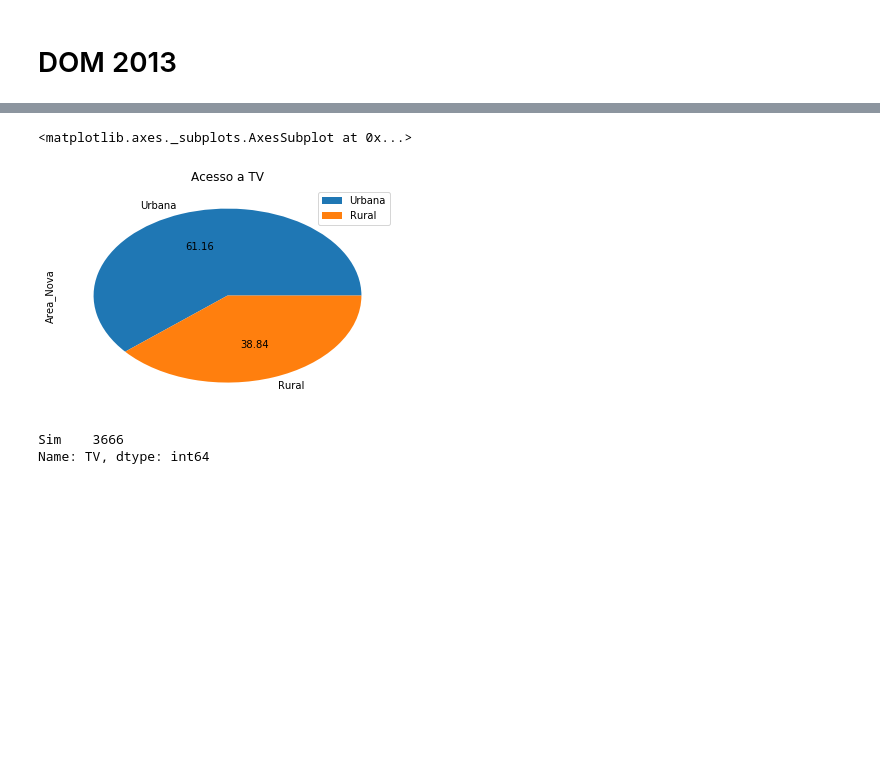
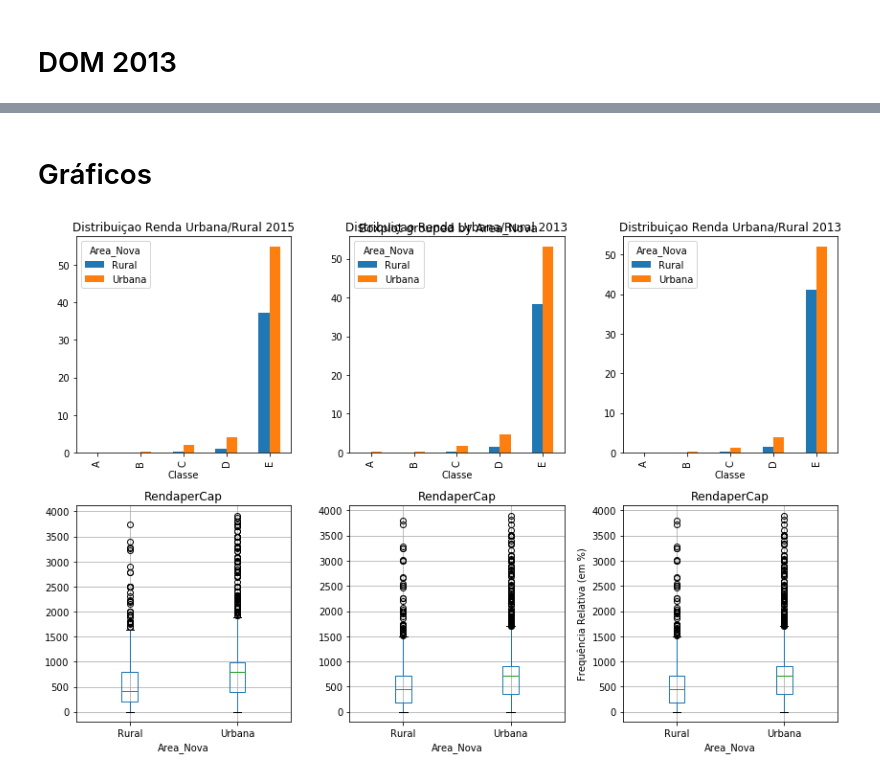
Before and after one commit to Ligeiro13/CD, a Jupyter notebook: Projeto 1 (light).ipynb, the cells around one changed output, grey strips where cells are left out. Drawn from its saved outputs; the diff is of its cells as text; code cells hidden in the pictures; blank space fills up the shorter version.

```diff
--- a/Projeto 1 (light).ipynb
+++ b/Projeto 1 (light).ipynb
@@ -163,16 +184,3 @@ ct3.plot(kind='pie', title = "Sem acesso a Internet Doméstica", autopct="%.2f",
-# %%
-ct4 = novo_dados.Area_Nova[novo_dados.TV == "Sim"].value_counts()
-ct4.plot(kind='pie', title = "Acesso a TV", autopct="%.2f",legend=True)
-# %% [output]
-<matplotlib.axes._subplots.AxesSubplot at 0x...>
-[figure, removed]
-# %%
-#ct5 = novo_dados.Area_Nova[novo_dados.TV == "Não"].value_counts()
-#ct5.plot(kind='pie', title = "Não acesso a TV", autopct="%.2f",legend=True)
-novo_dados.TV.value_counts()
-# %% [output]
-Sim    3666
-Name: TV, dtype: int64
 # %%
 
 novo_dados2 = pd.read_csv("resumo2013.csv", sep= ',')
@@ -315,0 +254,36 @@ rendaRfaixa = pd.cut(rendaR, faixa, False)
+# %% [markdown]
+# Gráficos
+# %%
+fig,axes = plt.subplots(nrows=2,ncols=3)
+
+#2015
+grendaurbana = pd.crosstab(novo_dados.Classe,novo_dados.Area_Nova, normalize = True)*100
+plot = grendaurbana.plot(kind="bar", ax=axes[0,0], figsize = (12,8), title = "Distribuiçao Renda Urbana/Rural 2015")
+plt.ylabel('Frequência Relativa (em %)')
+plt.xlabel('Classe Social')
+
+renda = novo_dados[novo_dados.RendaperCap < 4000]
+
+renda.boxplot(column ="RendaperCap", by="Area_Nova", figsize = (11,11),ax=axes[1,0])
+#2014
+grendaurbana1 = pd.crosstab(novo_dados1.Classe,novo_dados1.Area_Nova, normalize = True)*100
+plot = grendaurbana1.plot(kind="bar", figsize = (12,8),ax=axes[0,1], title = "Distribuiçao Renda Urbana/Rural 2013")
+plt.ylabel('Frequência Relativa (em %)')
+plt.xlabel('Classe Social')
+
+renda1 = novo_dados1[novo_dados1.RendaperCap < 4000]
+
+renda1.boxplot(column ="RendaperCap", by="Area_Nova",ax=axes[1,1] ,figsize = (11,11))
+
+#2013
+grendaurbana2 = pd.crosstab(novo_dados2.Classe,novo_dados2.Area_Nova, normalize = True)*100
+plot = grendaurbana2.plot(kind="bar", figsize = (12,8),ax=axes[0,2], title = "Distribuiçao Renda Urbana/Rural 2013")
+plt.ylabel('Frequência Relativa (em %)')
+plt.xlabel('Classe Social')
+
+renda2 = novo_dados2[novo_dados2.RendaperCap < 4000]
+
+renda1.boxplot(column ="RendaperCap", by="Area_Nova", ax=axes[1,2],figsize = (11,11))
+plt.tight_layout()
+# %% [output]
+[figure, added]
```
Also changed, not shown: parts of 16 cells of this notebook.
